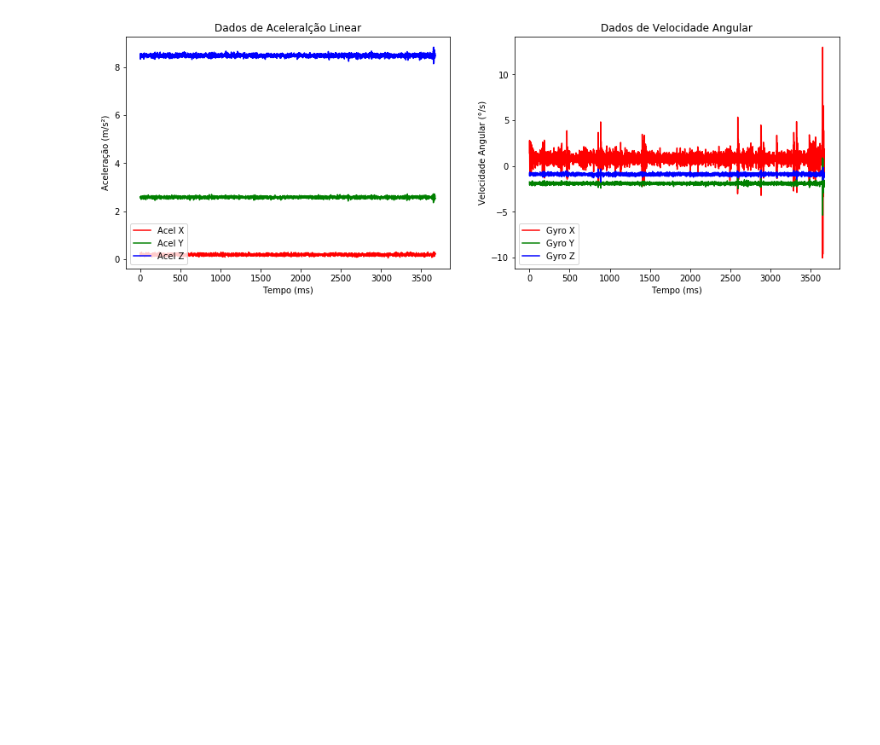
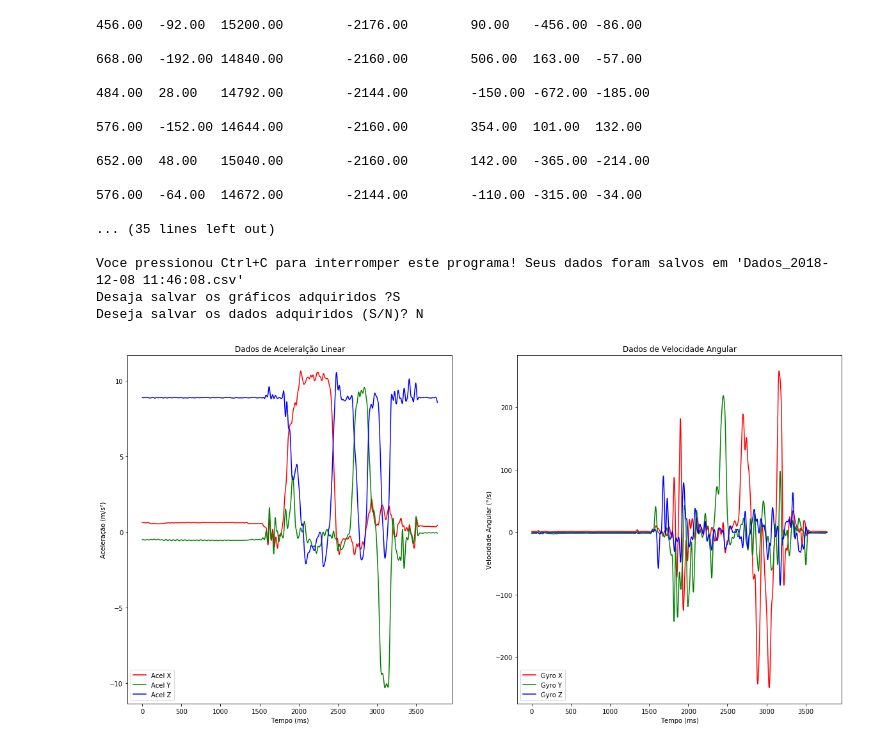
Before and after one commit to EduardoSSR/TCC_IMU_MOCAP, a Jupyter notebook: Python_code/Read7_python.ipynb, the cells around one changed output. Cells and saved outputs as stored; diff of their text form; code cells hidden in the pictures; blank space fills up the shorter version.

```diff
--- a/Python_code/Read7_python.ipynb
+++ b/Python_code/Read7_python.ipynb
@@ -16,6 +16,8 @@ import matplotlib.gridspec as gridspec
 from drawnow import drawnow
 from time import sleep
 from datetime import datetime
+import timeit
+from scipy import signal
 
 %matplotlib inline
 
@@ -34,6 +36,8 @@ gyroX = []
 gyroY = []
 gyroZ = []
 
+fx = []
+#constant_Calib_Acel = (16384/9.81)
 constant_Calib_Acel = (16384/9.81)
 constant_Calib_Gyro = 131
 
@@ -66,14 +70,14 @@ def main():
 
     input("Pressione 'Enter' para iniciar a leitura e \"I\" duas vezes para pausar: \n")
 
+
+
     i = 0
     while(True):
         try:
 
-
-
+            line = ser.readline().decode("utf-8")
             print(line)
-
 
             try:
                 entry = line.split("\t")
@@ -114,8 +118,8 @@ def main():
                     gyroY.append(GY)
                     gyroZ.append(GZ)
 
-
-
+                    fx.append(i)
+                    i = i+1
             except (ValueError):
                 print("Erro de valor.")
                 pass
@@ -125,36 +129,55 @@ def main():
             print ("Voce pressionou Ctrl+C para interromper este programa! Seus dados foram salvos em 'Dados_%s.csv'"%(str(now)[:-7]))
 
             ser.close()
-            #vX = []
-            #vX = np.diff(acelX)
-            #print(vX)
 
-            fig, ax = plt.subplots(nrows = 1, ncols = 2, sharex=True, figsize=(15,5))
+            b, a = signal.butter(3, 0.05)
 
-            ax[0].plot(acelX, "-r", label = 'Acel X')
-            ax[0].plot(acelY, "-g", label = 'Acel Y')
-            ax[0].plot(acelZ, "-b", label = 'Acel Z')
-            #ax[0].plot(vX, "r", label = 'Vel X')
+            aX = []
+            aY = []
+            aZ = []
+
+            aX = signal.filtfilt(b, a, acelX)
+            aY = signal.filtfilt(b, a, acelY)
+            aZ = signal.filtfilt(b, a, acelZ)
+
+            gX = signal.filtfilt(b, a, gyroX)
+            gY = signal.filtfilt(b, a, gyroY)
+            gZ = signal.filtfilt(b, a, gyroZ)
+
+            fig, ax = plt.subplots(nrows = 1, ncols = 2, sharex=True, figsize=(20,10))
+
+            ax[0].plot(fx,aX, "-r", label = 'Acel X')
+            ax[0].plot(fx,aY, "-g", label = 'Acel Y')
+            ax[0].plot(fx,aZ, "-b", label = 'Acel Z')
             ax[0].set_xlabel('Tempo (ms)');
             ax[0].set_ylabel('Aceleração (m/s²)');
             ax[0].set_title('Dados de Aceleralção Linear')
             ax[0].legend(loc = 'lower left')
 
-            ax[1].plot(gyroX, "-r", label = 'Gyro X' )
-            ax[1].plot(gyroY, "-g", label = 'Gyro Y')
-            ax[1].plot(gyroZ, "-b", label = 'Gyro Z')
+            ax[1].plot(fx,gX, "-r", label = 'Gyro X' )
+            ax[1].plot(fx,gY, "-g", label = 'Gyro Y')
+            ax[1].plot(fx,gZ, "-b", label = 'Gyro Z')
             ax[1].set_xlabel('Tempo (ms)');
             ax[1].set_ylabel('Velocidade Angular (°/s)');
             ax[1].set_title('Dados de Velocidade Angular')
             ax[1].legend(loc = 'lower left')
 
-            plt.show()
+            #plt.show()
+            g = input('Desaja salvar os gráficos adquiridos ?')
+            if g == 'S' or g == 's':
+                plt.savefig('Gráficos_%s.png'%(str(now)[:-7]))
+
 
             x = np.vstack((read1,read2,read3,read4,read5,read6,read7))
             y = np.vstack((acelX,acelY,acelZ,gyroX,gyroY,gyroZ))
 
-            np.savetxt('Dados_Brutos_%s.csv'%(str(now)[:-7]), np.transpose(x), delimiter=';')
-            np.savetxt('Dados_Fisicos_%s.csv'%(str(now)[:-7]), np.transpose(y), delimiter=';')
+            r = input('Deseja salvar os dados adquiridos (S/N)? ')
+            if r == 'S' or r == 's':
+
+                np.savetxt('Dados_Brutos_%s.csv'%(str(now)[:-7]), np.transpose(x), delimiter=';')
+                np.savetxt('Dados_Fisicos_%s.csv'%(str(now)[:-7]), np.transpose(y), delimiter=';')
+
+
 
             break
 
@@ -181 +204,18 @@ Voce pressionou Ctrl+C para interromper este programa! Seus dados foram salvos e
+456.00  -92.00  15200.00        -2176.00        90.00   -456.00 -86.00
+
+668.00  -192.00 14840.00        -2160.00        506.00  163.00  -57.00
+
+484.00  28.00   14792.00        -2144.00        -150.00 -672.00 -185.00
+
+576.00  -152.00 14644.00        -2160.00        354.00  101.00  132.00
+
+652.00  48.00   15040.00        -2160.00        142.00  -365.00 -214.00
+
+576.00  -64.00  14672.00        -2144.00        -110.00 -315.00 -34.00
+
+... (35 lines left out)
+
+Voce pressionou Ctrl+C para interromper este programa! Seus dados foram salvos em 'Dados_2018-12-08 11:46:08.csv'
+Desaja salvar os gráficos adquiridos ?S
+Deseja salvar os dados adquiridos (S/N)? N
-[figure, old version]
+[figure, new version]
```
Also changed, not shown: parts of 1 cell of this notebook, 8 other files.
